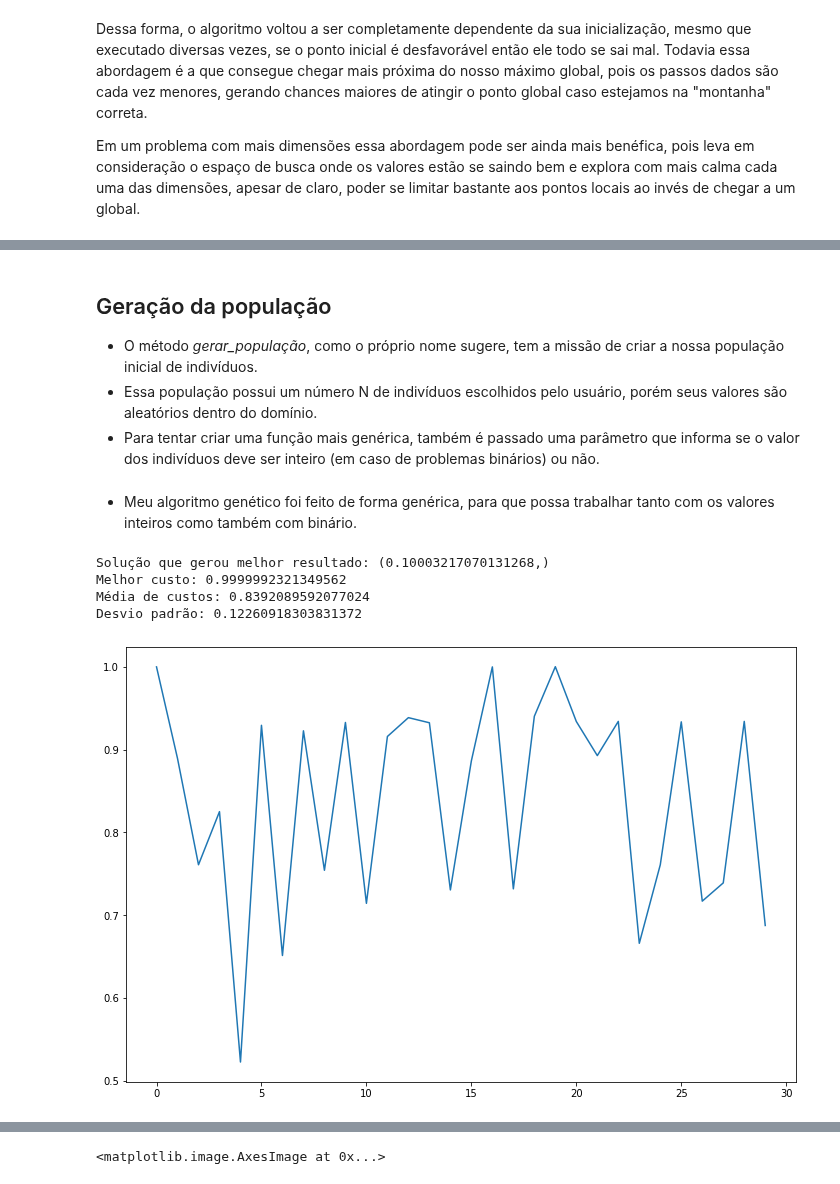
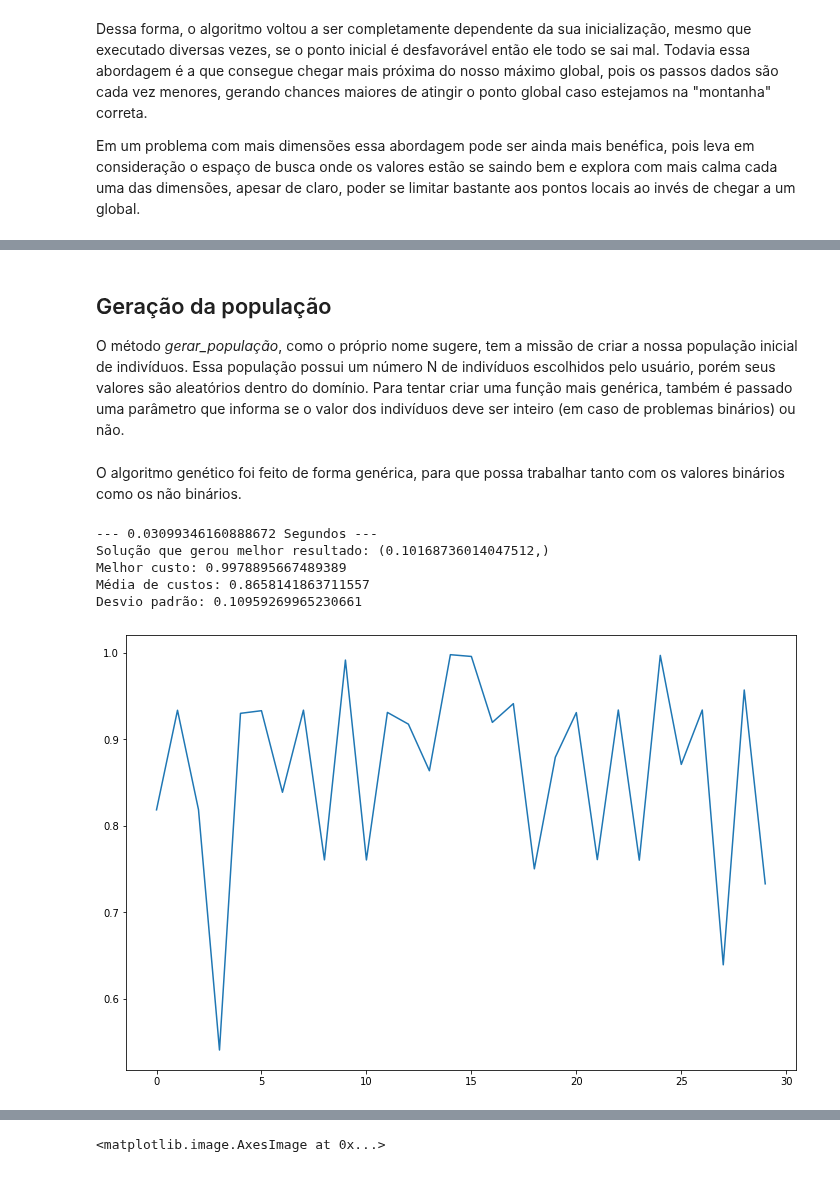
Before and after one commit to AlvaroCavalcante/computacao-bioinspirada, a Jupyter notebook: Computação inspirada pela natureza.ipynb, the cells around one changed output, grey strips where cells are left out. Cells and saved outputs as stored; diff of their text form; code cells hidden in the pictures.

```diff
--- a/Computação inspirada pela natureza.ipynb
+++ b/Computação inspirada pela natureza.ipynb
@@ -168,6 +169,8 @@ A maioria dos valores discutidos nos testes vão ser diferentes cada vez que o a
 # %%
 def executar_hill_climbing(funcao_custo, iteracoes, espaco_minimo = False,
                            get_melhor_resultado = False):
+
+    start_time = time.time()
     custos = []
     solucao = []
     espaco_solucao = []
@@ -185,6 +188,7 @@ def executar_hill_climbing(funcao_custo, iteracoes, espaco_minimo = False,
         custos.append(max(solucao_subida_encosta[1]))
         custo_individual = solucao_subida_encosta[1]
 
+    print("--- %s Segundos ---" % (time.time() - start_time))
     return solucao, custos, custo_individual
 # %% [markdown]
 ### Inicialização aleatória
@@ -280,7 +280,7 @@ def get_iteracoes(temperatura, resfriamento):
         count += 1
     return count
 # %%
-def simulated_annealing(funcao_custo, temperatura = 100.0, resfriamento = 0.95, passo = 1):
+def simulated_annealing(funcao_custo, temperatura = 100.0, resfriamento = 0.95):
     iteracoes = get_iteracoes(temperatura, resfriamento)
     probabilidade = 100
     queda_prob = probabilidade / iteracoes
@@ -416,9 +419,7 @@ def get_melhores_individuos(custos, n_elitismo, objetivo):
     return elite
 # %% [markdown]
 ## Geração da população
-- O método *gerar_população*, como o próprio nome sugere, tem a missão de criar a nossa população inicial de indivíduos.
-- Essa população possui um número N de indivíduos escolhidos pelo usuário, porém seus valores são aleatórios dentro do domínio.
-- Para tentar criar uma função mais genérica, também é passado uma parâmetro que informa se o valor dos indivíduos deve ser inteiro (em caso de problemas binários) ou não.
+O método *gerar_população*, como o próprio nome sugere, tem a missão de criar a nossa população inicial de indivíduos. Essa população possui um número N de indivíduos escolhidos pelo usuário, porém seus valores são aleatórios dentro do domínio. Para tentar criar uma função mais genérica, também é passado uma parâmetro que informa se o valor dos indivíduos deve ser inteiro (em caso de problemas binários) ou não.
 # %%
 def get_populacao(tamanho_populacao, dominio, numeros_inteiros = False):
     populacao = []
@@ -435,7 +436,7 @@ def get_populacao(tamanho_populacao, dominio, numeros_inteiros = False):
 
     return populacao
 # %% [markdown]
-- Meu algoritmo genético foi feito de forma genérica, para que possa trabalhar tanto com os valores inteiros como também com binário.
+O algoritmo genético foi feito de forma genérica, para que possa trabalhar tanto com os valores binários como os não binários.
 # %%
 def genetico(funcao_custo, dominio, objetivo = False, tamanho_populacao = 12, p_mutacao = 0.1,
                elitismo = 0.1, geracoes=8, binario = True):
@@ -468,19 +469,22 @@ def genetico(funcao_custo, dominio, objetivo = False, tamanho_populacao = 12, p_
 # %%
 custos = []
 solucao = []
 dominio = [(0, 1)]
+start_time = time.time()
 
 #Objetivo true para maximizar e false para minimizar
 for i in range(30):
     solucao_algoritmo_genetico = genetico(funcao_custo, dominio, True, binario=False)
     solucao.append(solucao_algoritmo_genetico[1])
     custos.append(solucao_algoritmo_genetico[0])
 
+print("--- %s Segundos ---" % (time.time() - start_time))
 exibir_sumario_resultados(solucao, custos, max)
 # %% [output]
-Solução que gerou melhor resultado: (0.10003217070131268,)
-Melhor custo: 0.9999992321349562
-Média de custos: 0.8392089592077024
-Desvio padrão: 0.12260918303831372
+--- 0.03099346160888672 Segundos ---
+Solução que gerou melhor resultado: (0.10168736014047512,)
+Melhor custo: 0.9978895667489389
+Média de custos: 0.8658141863711557
+Desvio padrão: 0.10959269965230661
-[figure, old version]
+[figure, new version]
 # %% [markdown]
```
Also changed, not shown: parts of 55 cells of this notebook.
